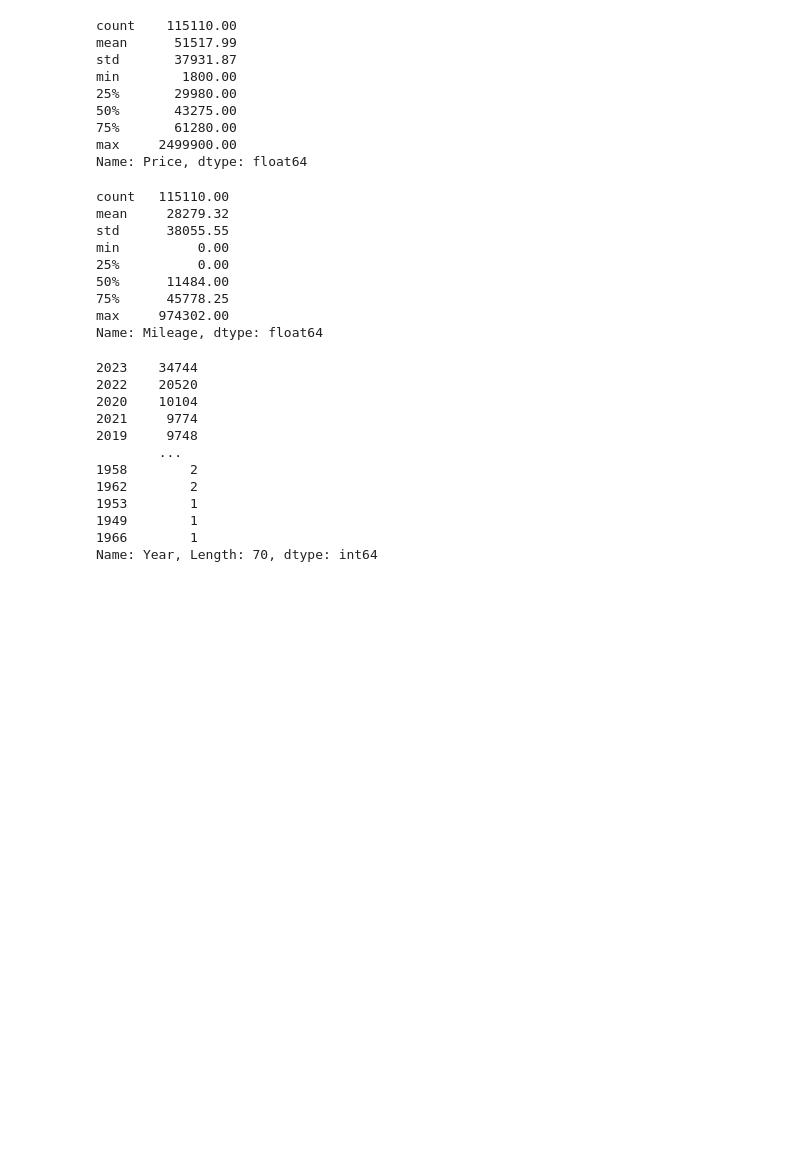
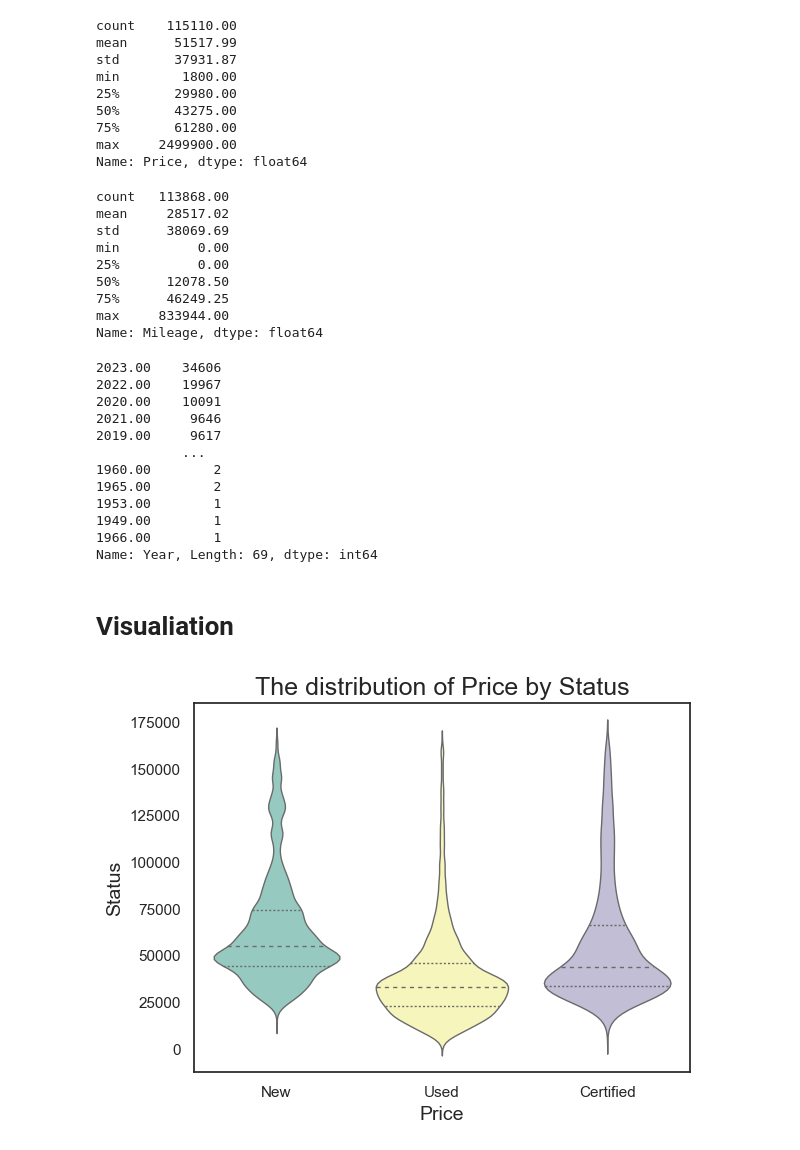
Before and after one commit to Ziziru/used-car-price, a Jupyter notebook: Used_Cars.ipynb, the cells around one changed output. Saved outputs shown, nothing was run; the diff lists cells and outputs as text; code cells hidden in the pictures; blank space fills up the shorter version.

```diff
--- a/Used_Cars.ipynb
+++ b/Used_Cars.ipynb
@@ -211,30 +211,42 @@ min        1800.00
 75%       61280.00
 max     2499900.00
 Name: Price, dtype: float64
+# %%
+price_mean = cars['Price'].mean()
+price_std = cars['Price'].std()
+
+price_lower_bound = price_mean - 3 * price_std
+price_upper_bound = price_mean + 3 * price_std
+
+cars = cars.mask((cars['Price'] < price_lower_bound) | (cars['Price'] > price_upper_bound))
+
+cars = cars.dropna()
 # %%
 cars["Mileage"].describe()
 # %% [output]
-count   115110.00
-mean     28279.32
-std      38055.55
+count   113868.00
+mean     28517.02
+std      38069.69
 min          0.00
 25%          0.00
-50%      11484.00
-75%      45778.25
-max     974302.00
+50%      12078.50
+75%      46249.25
+max     833944.00
 Name: Mileage, dtype: float64
 # %%
 cars["Year"].value_counts()
 # %% [output]
-2023    34744
-2022    20520
-2020    10104
-2021     9774
-2019     9748
-        ...
-1958        2
-1962        2
-1953        1
-1949        1
-1966        1
-Name: Year, Length: 70, dtype: int64
+2023.00    34606
+2022.00    19967
+2020.00    10091
+2021.00     9646
+2019.00     9617
+           ...
+1960.00        2
+1965.00        2
+1953.00        1
+1949.00        1
+1966.00        1
+Name: Year, Length: 69, dtype: int64
+# %% [markdown]
+# Visualiation
@@ -240,0 +269,16 @@ Name: Year, Length: 70, dtype: int64
+# %%
+import matplotlib.pyplot as plt
+
+sns.set_style('white')
+
+sns.violinplot(x='Status', y='Price', data=cars, palette='Set3', linewidth=1, width=0.8, inner='quartile')
+
+
+plt.title('The distribution of Price by Status', fontsize=18)
+
+plt.xlabel('Price', fontsize=14)
+plt.ylabel('Status', fontsize=14)
+
+plt.show()
+# %% [output]
+[figure, added]
```
Also changed, not shown: parts of 1 cell of this notebook.
